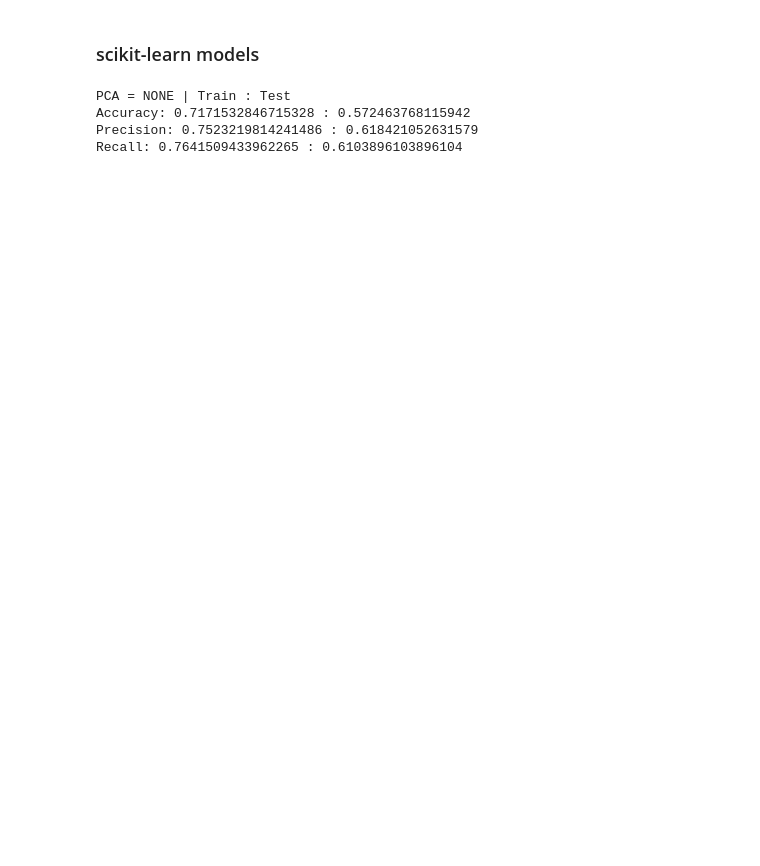
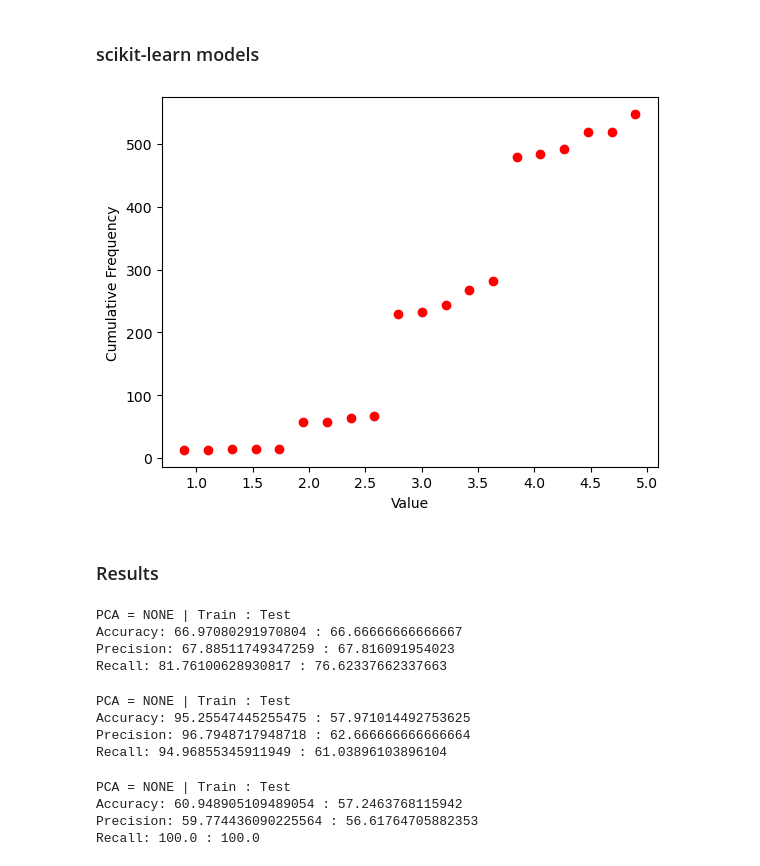
Before and after one commit to Kenny1G/OX1-4EL, a Jupyter notebook: Baseline.ipynb, the cells around one changed output. Saved outputs shown, nothing was run; the diff lists cells and outputs as text; code cells hidden in the pictures; blank space fills up the shorter version.

```diff
--- a/Baseline.ipynb
+++ b/Baseline.ipynb
@@ -162,6 +172,8 @@ plt.show()
 # %%
-tmp_df = dataset.applymap(lamb)
+tmp_df = dataset.drop(['stars'], axis=1).applymap(lamb)
 pca_status = 'NONE'
+# %%
+tmp_df['stars'] = stars
 # %%
 # Delineate between traning and testing set
 from sklearn.model_selection import train_test_split
@@ -460,12 +440,47 @@ print_tree(tree_clf.tree)
 # %% [markdown]
 ### scikit-learn models
-# %%
-from sklearn import tree
-tree_clf = tree.DecisionTreeClassifier()
-tree_clf.fit(x_train, y_train)
-print_stats(tree_clf.predict(x_train), y_train, tree_clf.predict(x_test), y_test)
-# %% [output]
-PCA = NONE | Train : Test
-Accuracy: 0.7171532846715328 : 0.572463768115942
-Precision: 0.7523219814241486 : 0.618421052631579
-Recall: 0.7641509433962265 : 0.6103896103896104
+# %%
+import scipy.stats
+
+# 100 values from a normal distribution with a std of 3 and a mean of 0.5
+data = y_train_stars
+
+counts, start, dx, _ = scipy.stats.cumfreq(data, numbins=20)
+x = np.arange(counts.size) * dx + start
+
+plt.plot(x, counts, 'ro')
+plt.xlabel('Value')
+plt.ylabel('Cumulative Frequency')
+
+plt.show()
+# %% [output]
+[figure, added]
+# %% [markdown]
+### Results
+# %%
+lg = LogisticRegression()
+lg.fit(x_train, y_train)
+print_stats(lg.predict(x_train), y_train, lg.predict(x_test), y_test)
+# %% [output]
+PCA = NONE | Train : Test
+Accuracy: 66.97080291970804 : 66.66666666666667
+Precision: 67.88511749347259 : 67.816091954023
+Recall: 81.76100628930817 : 76.62337662337663
+# %%
+nb = NaiveBayes(True)
+nb.fit(x_train, y_train)
+print_stats(nb.predict(x_train), y_train, nb.predict(x_test), y_test)
+# %% [output]
+PCA = NONE | Train : Test
+Accuracy: 95.25547445255475 : 57.971014492753625
+Precision: 96.7948717948718 : 62.666666666666664
+Recall: 94.96855345911949 : 61.03896103896104
+# %%
+tree_clf = DecisionTreeClassifier()
+tree_clf.fit(x_train, y_train)
+print_stats(tree_clf.predict(x_train), y_train, tree_clf.predict(x_test), y_test)
+# %% [output]
+PCA = NONE | Train : Test
+Accuracy: 60.948905109489054 : 57.2463768115942
+Precision: 59.774436090225564 : 56.61764705882353
+Recall: 100.0 : 100.0
```
Also changed, not shown: parts of 26 cells of this notebook.
